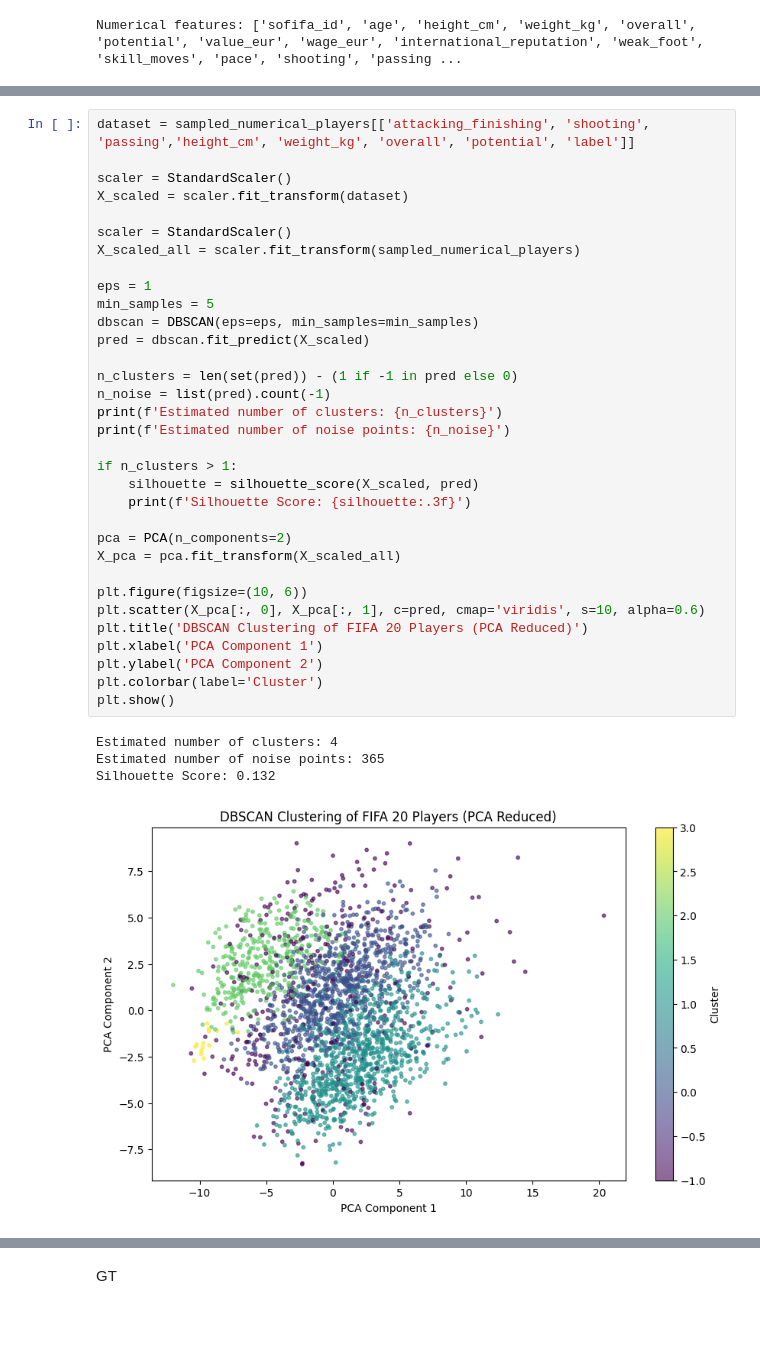
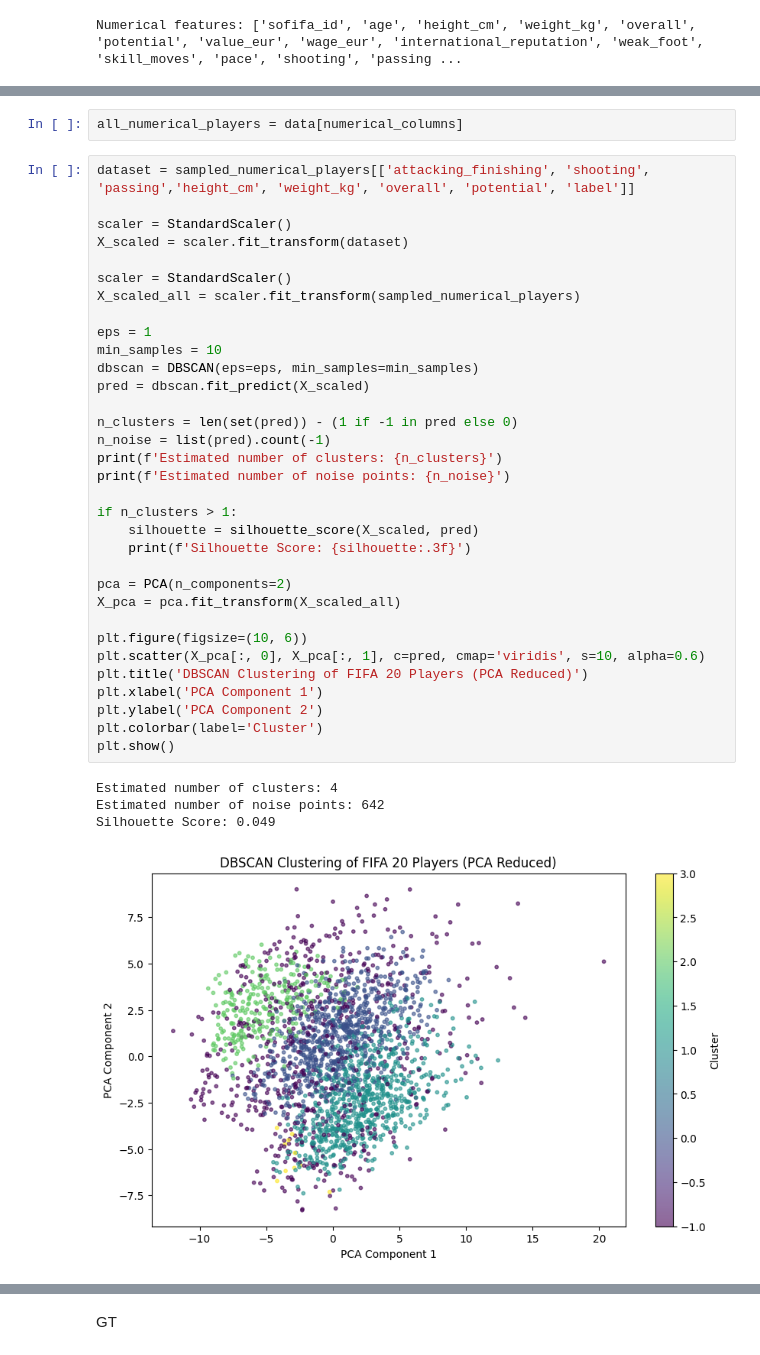
Before and after one commit to maxim-mat/DS-training, a Jupyter notebook: פרק 7 - אשכול/dbscan_exercise.ipynb, the cells around one changed output, grey strips where cells are left out. Cells and saved outputs as stored; diff of their text form; blank space fills up the shorter version.

```diff
--- a/פרק 7 - אשכול/dbscan_exercise.ipynb
+++ b/פרק 7 - אשכול/dbscan_exercise.ipynb
@@ -224,3 +216,5 @@ Numerical features: ['sofifa_id', 'age', 'height_cm', 'weight_kg', 'overall', 'p
+# %%
+all_numerical_players = data[numerical_columns]
 # %%
 dataset = sampled_numerical_players[['attacking_finishing', 'shooting', 'passing','height_cm', 'weight_kg', 'overall', 'potential', 'label']]
 
@@ -228,37 +222,37 @@ scaler = StandardScaler()
 X_scaled = scaler.fit_transform(dataset)
 
 scaler = StandardScaler()
 X_scaled_all = scaler.fit_transform(sampled_numerical_players)
 
 eps = 1
-min_samples = 5
+min_samples = 10
 dbscan = DBSCAN(eps=eps, min_samples=min_samples)
 pred = dbscan.fit_predict(X_scaled)
 
 n_clusters = len(set(pred)) - (1 if -1 in pred else 0)
 n_noise = list(pred).count(-1)
 print(f'Estimated number of clusters: {n_clusters}')
 print(f'Estimated number of noise points: {n_noise}')
 
 if n_clusters > 1:
     silhouette = silhouette_score(X_scaled, pred)
     print(f'Silhouette Score: {silhouette:.3f}')
 
 pca = PCA(n_components=2)
 X_pca = pca.fit_transform(X_scaled_all)
 
 plt.figure(figsize=(10, 6))
 plt.scatter(X_pca[:, 0], X_pca[:, 1], c=pred, cmap='viridis', s=10, alpha=0.6)
 plt.title('DBSCAN Clustering of FIFA 20 Players (PCA Reduced)')
 plt.xlabel('PCA Component 1')
 plt.ylabel('PCA Component 2')
 plt.colorbar(label='Cluster')
 plt.show()
 # %% [output]
 Estimated number of clusters: 4
-Estimated number of noise points: 365
-Silhouette Score: 0.132
+Estimated number of noise points: 642
+Silhouette Score: 0.049
-[figure, old version]
+[figure, new version]
 # %%
 from sklearn.neighbors import NearestNeighbors
 
```
Also changed, not shown: parts of 4 cells of this notebook.
